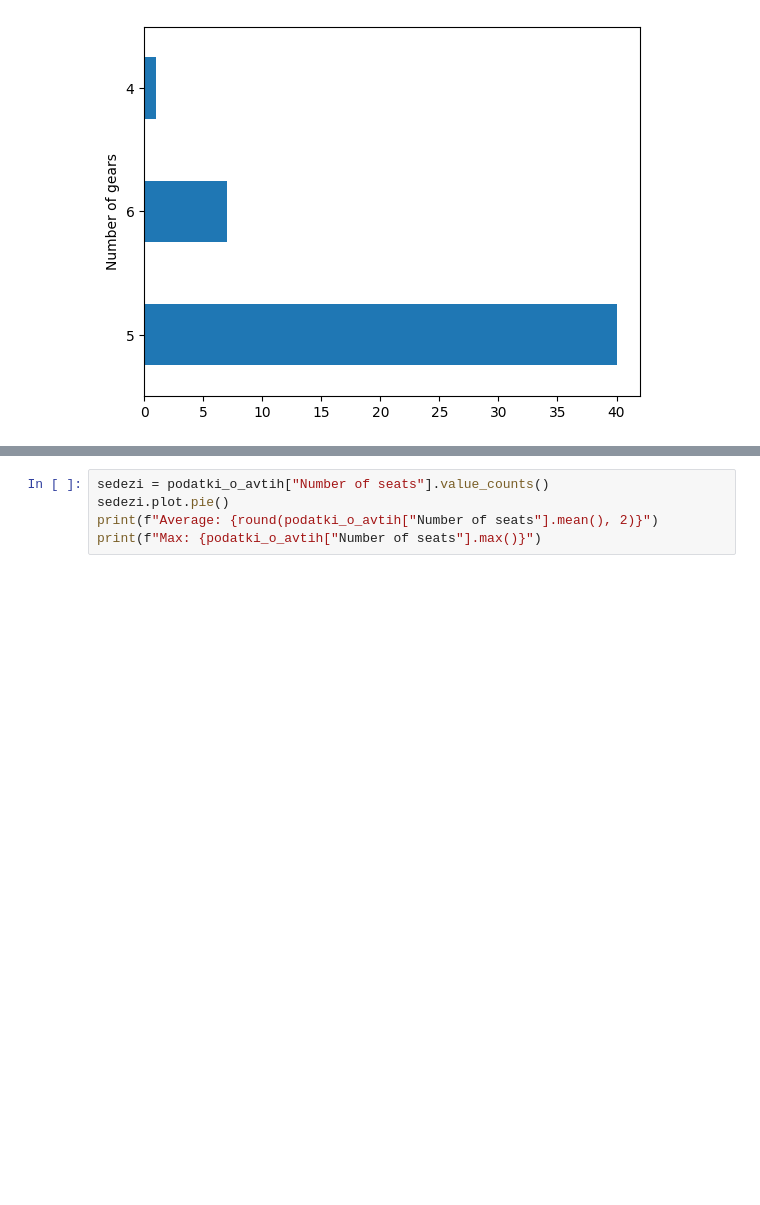
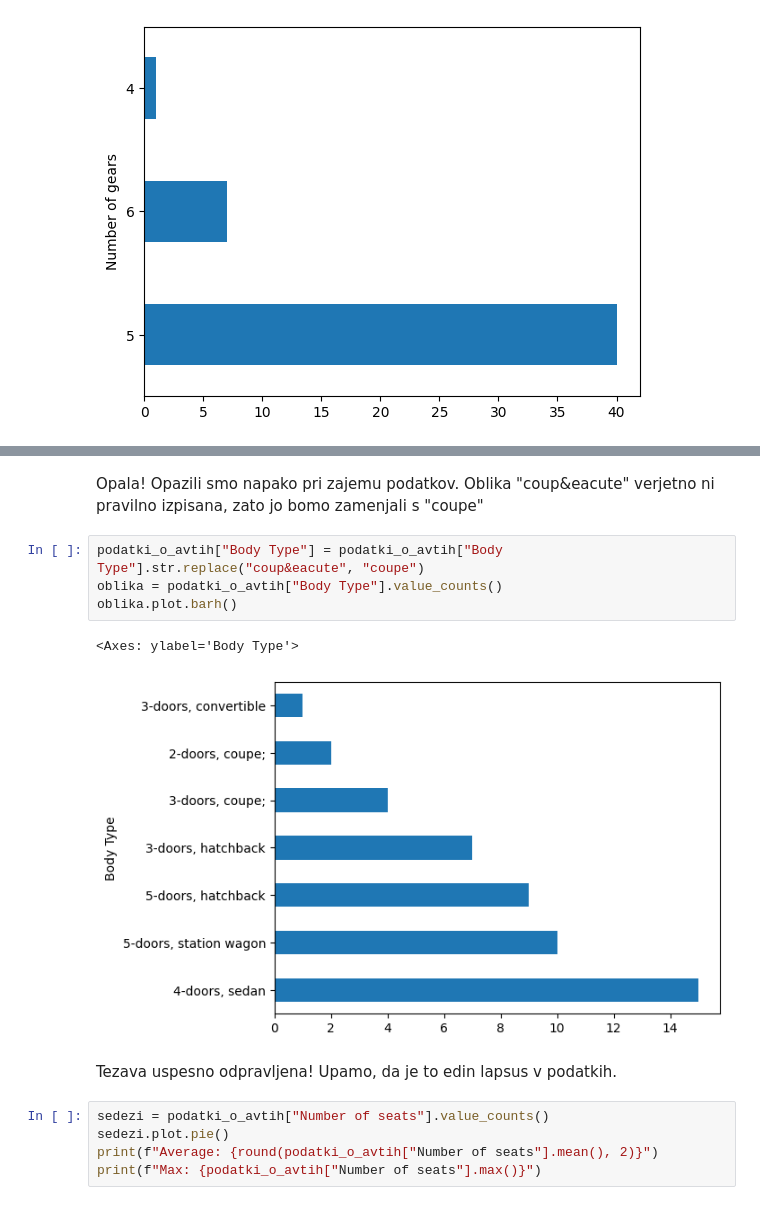
Before and after one commit to urbancluka/UVP-Projektna-naloga, a Jupyter notebook: analiza.ipynb, the cells around one changed output, grey strips where cells are left out. Saved outputs shown, nothing was run; the diff lists cells and outputs as text; blank space fills up the shorter version.

```diff
--- a/analiza.ipynb
+++ b/analiza.ipynb
@@ -74,3 +80,14 @@ Max: 6
+# %% [markdown]
+Opala! Opazili smo napako pri zajemu podatkov. Oblika "coup&eacute" verjetno ni pravilno izpisana, zato jo bomo zamenjali s "coupe"
+# %%
+podatki_o_avtih["Body Type"] = podatki_o_avtih["Body Type"].str.replace("coup&eacute", "coupe")
+oblika = podatki_o_avtih["Body Type"].value_counts()
+oblika.plot.barh()
+# %% [output]
+<Axes: ylabel='Body Type'>
+[figure, added]
+# %% [markdown]
+Tezava uspesno odpravljena! Upamo, da je to edin lapsus v podatkih.
 # %%
 sedezi = podatki_o_avtih["Number of seats"].value_counts()
 sedezi.plot.pie()
```
Also changed, not shown: parts of 1 cell of this notebook.
